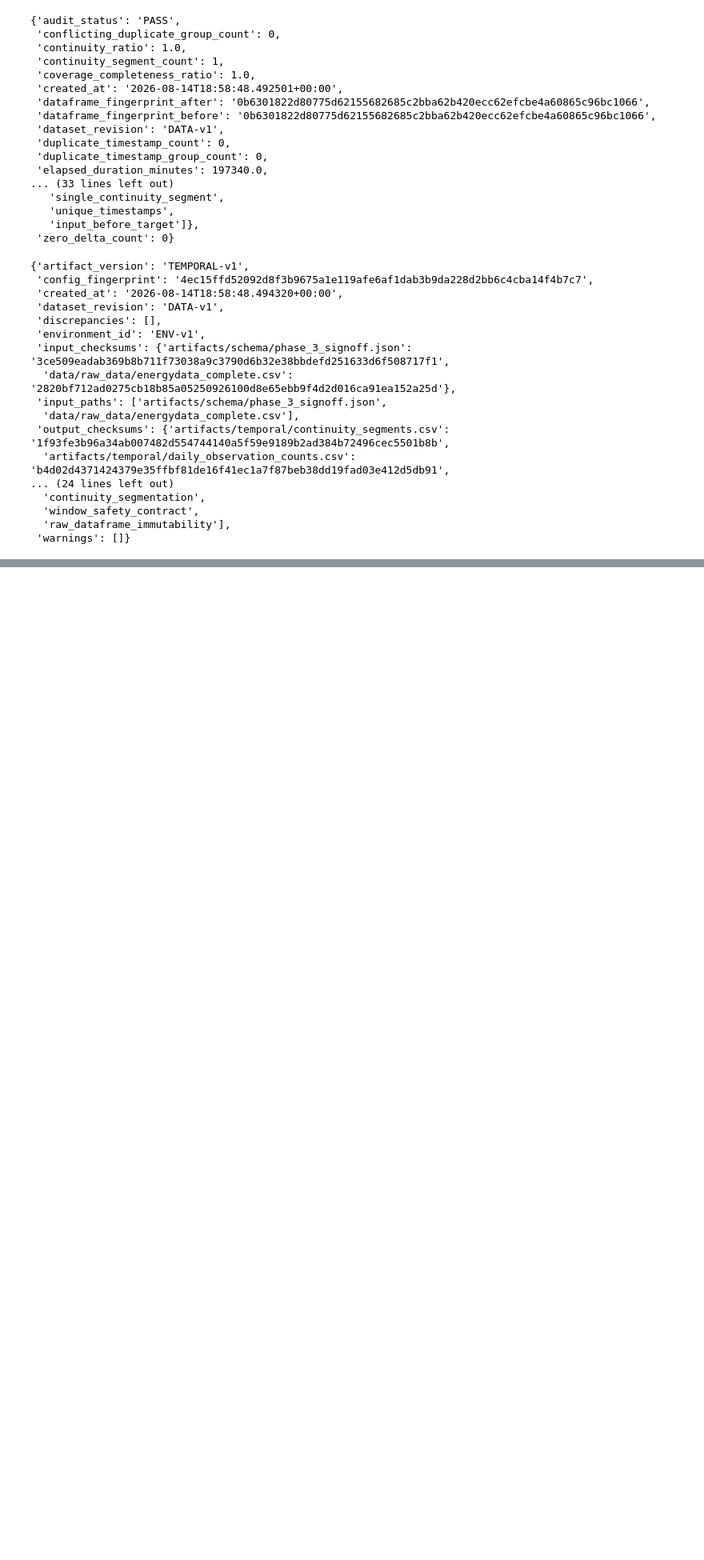
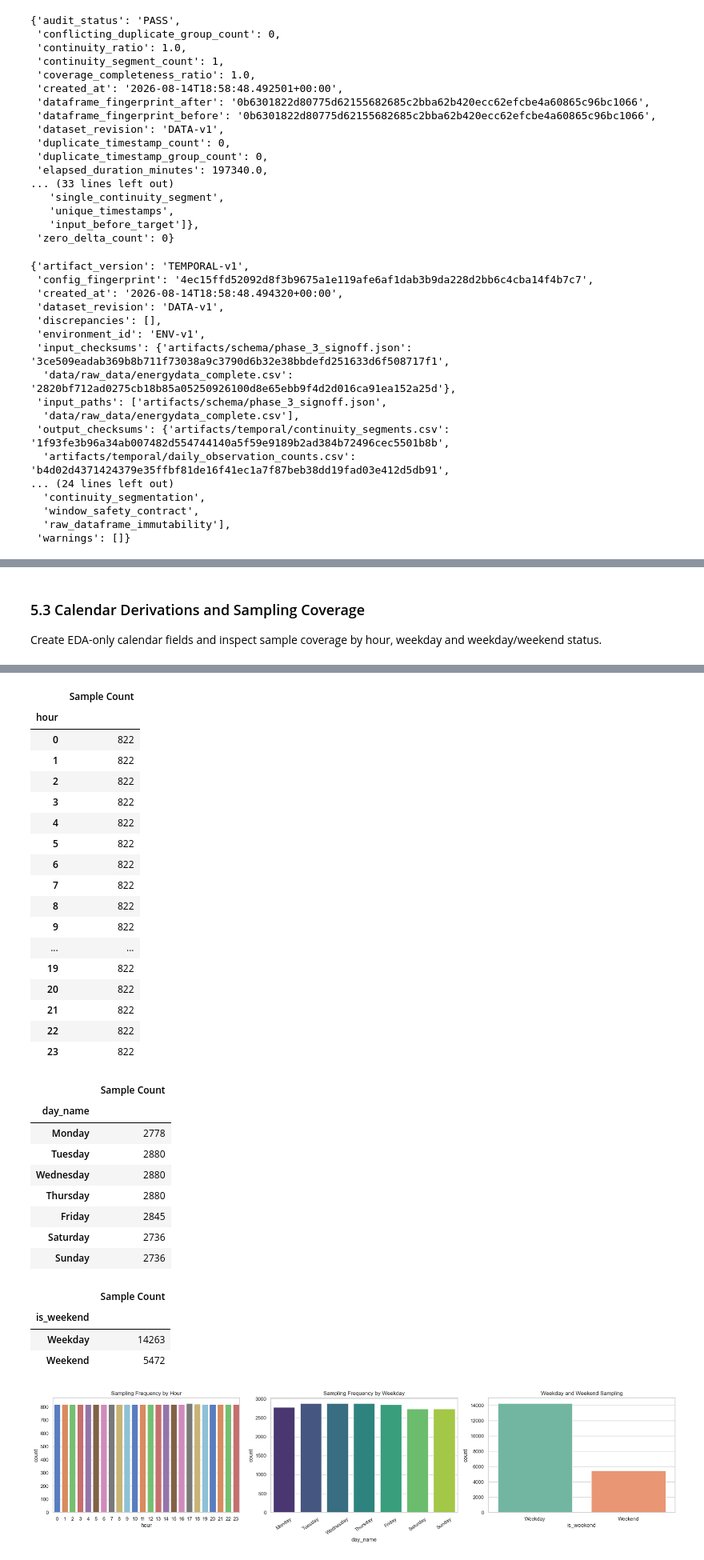
Before and after one commit to TiCoder-coder/TOTAL_LABPARACTICE_FOR_DEEP_LEARNING, a Jupyter notebook: COURSE_WORK/notebook_course_work/CourseWork.ipynb, the cells around one changed output, grey strips where cells are left out. Shown at 80% size. Cells and saved outputs as stored; diff of their text form; code cells hidden in the pictures; blank space fills up the shorter version.

```diff
--- a/COURSE_WORK/notebook_course_work/CourseWork.ipynb
+++ b/COURSE_WORK/notebook_course_work/CourseWork.ipynb
@@ -285,0 +375,29 @@ The validated workflow stops before feature engineering, chronological splitting
+# %% [markdown]
+### 5.3 Calendar Derivations and Sampling Coverage
+
+Create EDA-only calendar fields and inspect sample coverage by hour, weekday and weekday/weekend status.
+# %%
+df["hour"] = df["date"].dt.hour
+df["day_of_week"] = df["date"].dt.dayofweek
+df["day_name"] = df["date"].dt.day_name()
+df["is_weekend"] = df["day_of_week"].isin([5, 6]).astype(int)
+day_order = ["Monday", "Tuesday", "Wednesday", "Thursday", "Friday", "Saturday", "Sunday"]
+hour_counts = df["hour"].value_counts().sort_index()
+day_counts = df["day_name"].value_counts().reindex(day_order)
+weekend_counts = df["is_weekend"].value_counts().sort_index().rename(index={0: "Weekday", 1: "Weekend"})
+display(df[["date", "hour", "day_of_week", "day_name", "is_weekend"]].head())
+display(hour_counts.rename("Sample Count").to_frame())
+display(day_counts.rename("Sample Count").to_frame())
+display(weekend_counts.rename("Sample Count").to_frame())
+figure, axes = plt.subplots(1, 3, figsize=(20, 5))
+sns.countplot(data=df, x="hour", hue="hour", palette="muted", legend=False, ax=axes[0])
+sns.countplot(data=df, x="day_name", order=day_order, hue="day_name", palette="viridis", legend=False, ax=axes[1])
+sns.countplot(data=df, x="is_weekend", hue="is_weekend", palette="Set2", legend=False, ax=axes[2])
+axes[0].set_title("Sampling Frequency by Hour")
+axes[1].set_title("Sampling Frequency by Weekday")
+axes[1].tick_params(axis="x", rotation=35)
+axes[2].set_title("Weekday and Weekend Sampling")
+axes[2].set_xticks([0, 1], ["Weekday", "Weekend"])
+figure.tight_layout()
+display_figure(figure)
+# %% [output]
@@ -285,0 +410,32 @@ The validated workflow stops before feature engineering, chronological splitting
+|  | Sample Count |
+| hour |  |
+| 0 | 822 |
+| 1 | 822 |
+| 2 | 822 |
+| 3 | 822 |
+| 4 | 822 |
+| 5 | 822 |
+| 6 | 822 |
+| 7 | 822 |
+| 8 | 822 |
+| 9 | 822 |
+| ... | ... |
+| 19 | 822 |
+| 20 | 822 |
+| 21 | 822 |
+| 22 | 822 |
+| 23 | 822 |
+|  | Sample Count |
+| day_name |  |
+| Monday | 2778 |
+| Tuesday | 2880 |
+| Wednesday | 2880 |
+| Thursday | 2880 |
+| Friday | 2845 |
+| Saturday | 2736 |
+| Sunday | 2736 |
+|  | Sample Count |
+| is_weekend |  |
+| Weekday | 14263 |
+| Weekend | 5472 |
+[figure, added]
```
Also changed, not shown: parts of 36 cells of this notebook, 21 other files.
